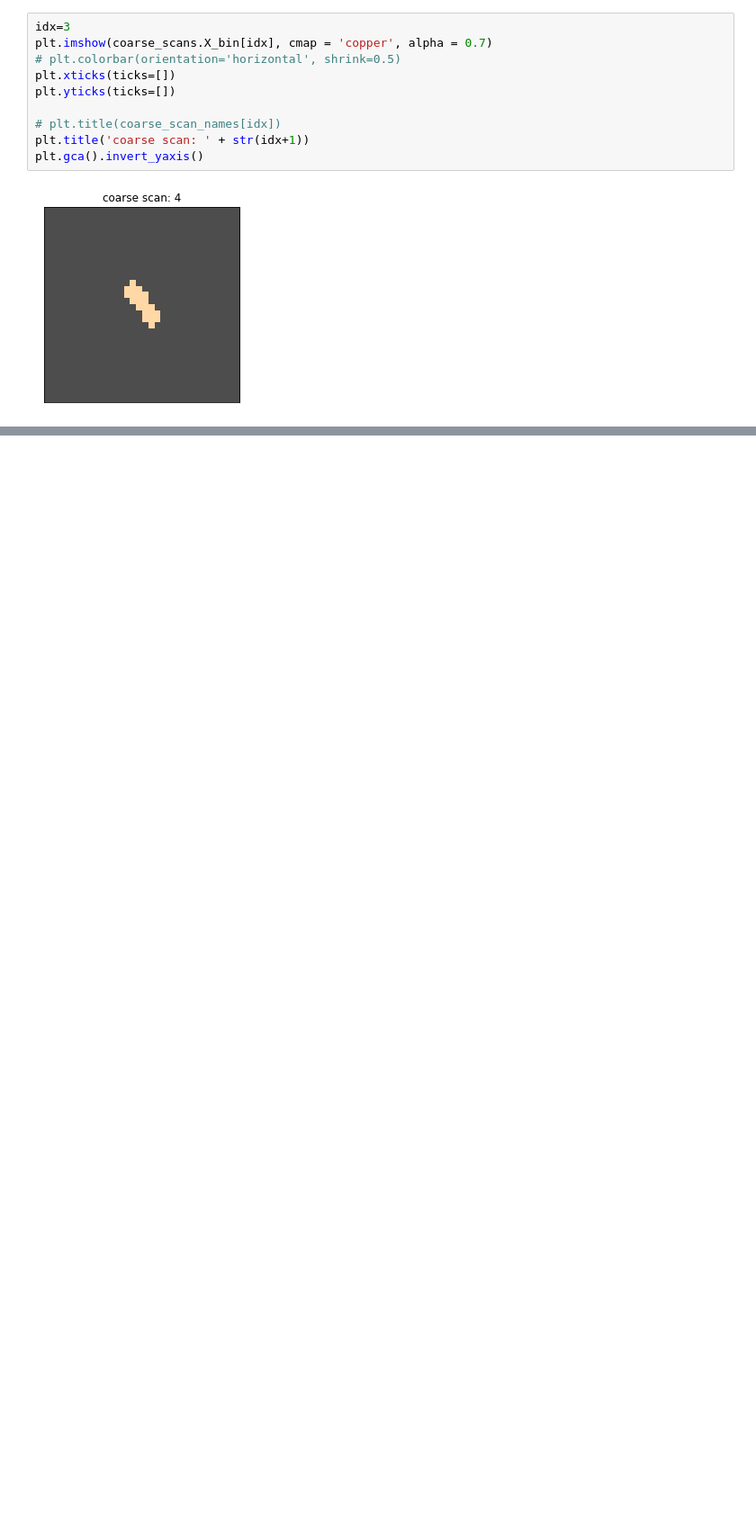
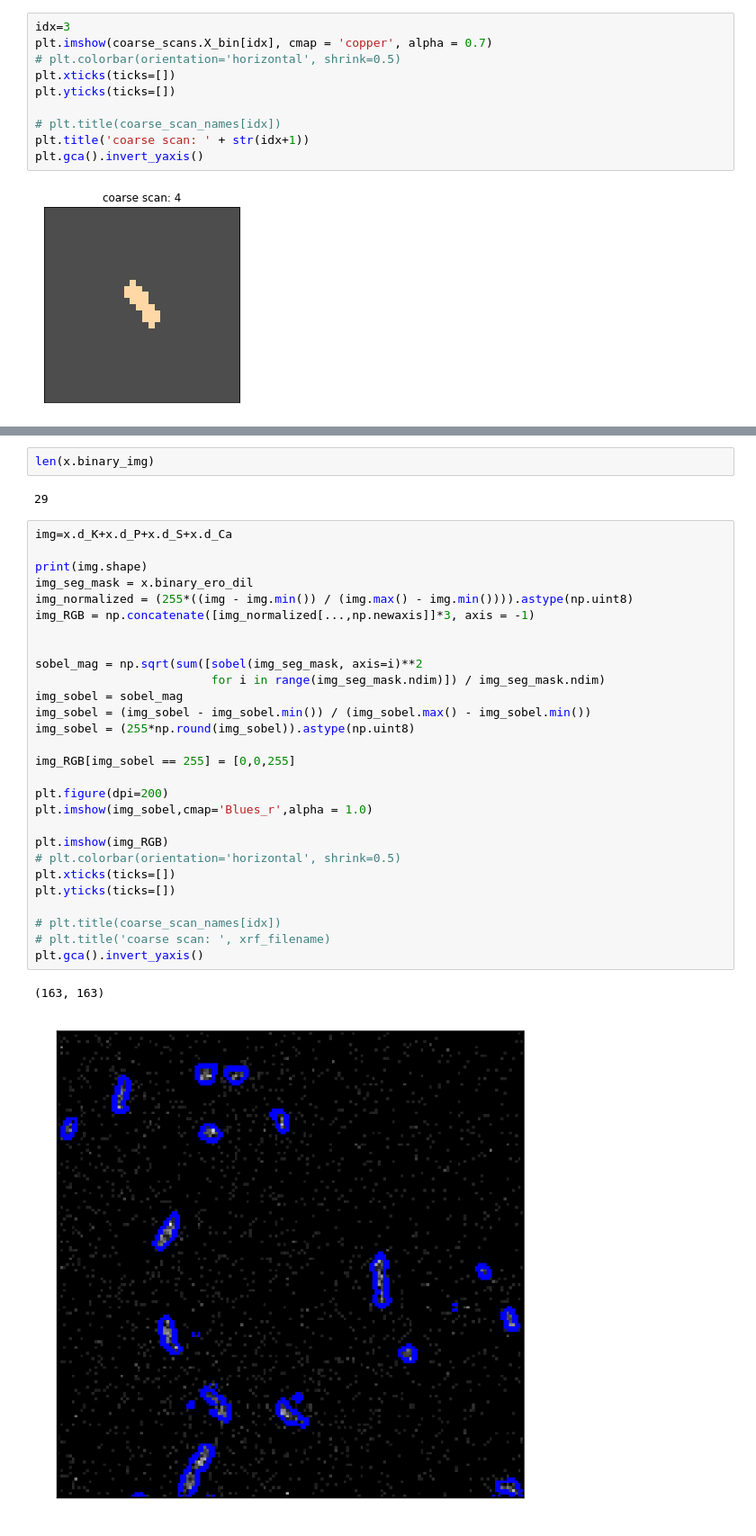
Before and after one commit to arshadzahangirchowdhury/ROI-Finder, a Jupyter notebook: flx_workflows/Segmentation_Figures.ipynb, the cells around one changed output, grey strips where cells are left out. Shown: that part at 90% size. Saved outputs shown, nothing was run; the diff lists cells and outputs as text; blank space fills up the shorter version.

```diff
--- a/flx_workflows/Segmentation_Figures.ipynb
+++ b/flx_workflows/Segmentation_Figures.ipynb
@@ -175,0 +241,35 @@ plt.gca().invert_yaxis()
+# %%
+len(x.binary_img)
+# %% [output]
+29
+# %%
+img=x.d_K+x.d_P+x.d_S+x.d_Ca
+
+print(img.shape)
+img_seg_mask = x.binary_ero_dil
+img_normalized = (255*((img - img.min()) / (img.max() - img.min()))).astype(np.uint8)
+img_RGB = np.concatenate([img_normalized[...,np.newaxis]]*3, axis = -1)
+
+
+sobel_mag = np.sqrt(sum([sobel(img_seg_mask, axis=i)**2
+                         for i in range(img_seg_mask.ndim)]) / img_seg_mask.ndim)
+img_sobel = sobel_mag
+img_sobel = (img_sobel - img_sobel.min()) / (img_sobel.max() - img_sobel.min())
+img_sobel = (255*np.round(img_sobel)).astype(np.uint8)
+
+img_RGB[img_sobel == 255] = [0,0,255]
+
+plt.figure(dpi=200)
+plt.imshow(img_sobel,cmap='Blues_r',alpha = 1.0)
+
+plt.imshow(img_RGB)
+# plt.colorbar(orientation='horizontal', shrink=0.5)
+plt.xticks(ticks=[])
+plt.yticks(ticks=[])
+
+# plt.title(coarse_scan_names[idx])
+# plt.title('coarse scan: ', xrf_filename)
+plt.gca().invert_yaxis()
+# %% [output]
+(163, 163)
+[figure, added]
```
Also changed, not shown: parts of 12 cells of this notebook, 9 other files.
